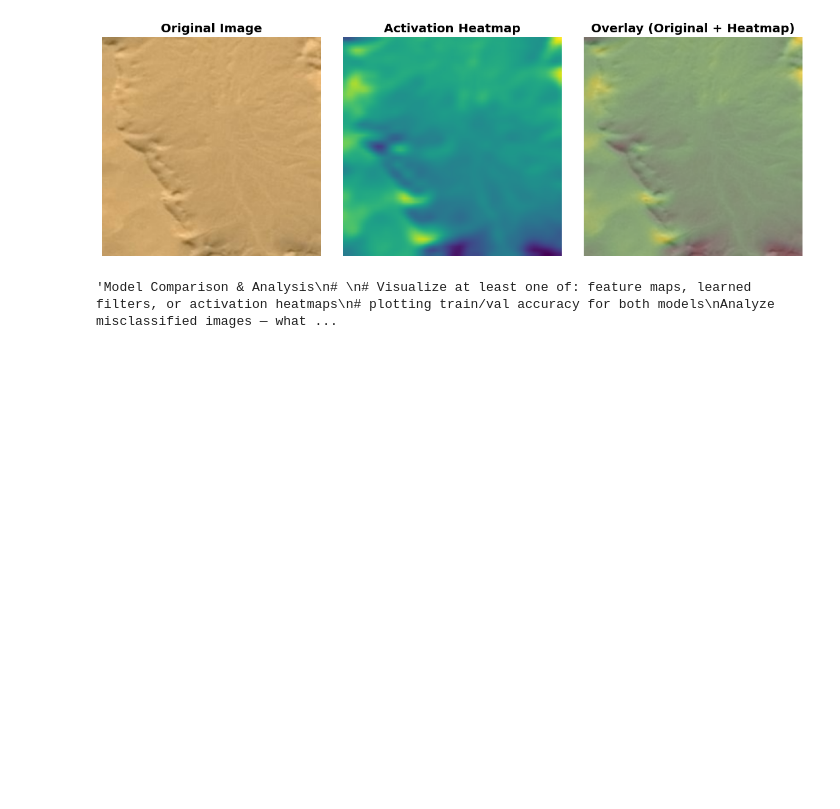
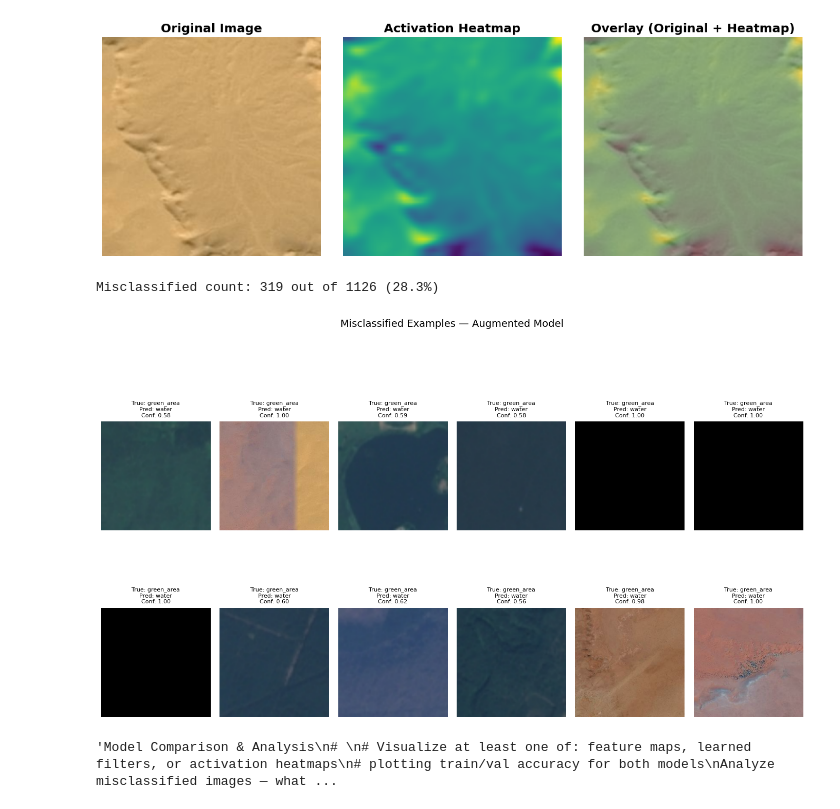
Before and after one commit to RealGoldenGeneral/mini-project-5, a Jupyter notebook: notebooks/cnn_model.ipynb, the cells around one changed output. Saved outputs shown, nothing was run; the diff lists cells and outputs as text; code cells hidden in the pictures; blank space fills up the shorter version.

```diff
--- a/notebooks/cnn_model.ipynb
+++ b/notebooks/cnn_model.ipynb
@@ -783,6 +786,59 @@ plt.show()
 # %% [output]
 [figure]
 [figure]
+# %%
+# Misclassified Image Analysis — Augmented Model
+import math
+
+y_true = np.array(y_true_aug)
+y_pred = np.array(y_pred_aug)
+
+# Find misclassified examples
+mis_idx = np.where(y_true != y_pred)[0]
+print(f"Misclassified count: {len(mis_idx)} out of {len(y_true)} ({len(mis_idx)/len(y_true)*100:.1f}%)")
+
+# Randomly select up to 12 examples
+k = min(12, len(mis_idx))
+np.random.shuffle(mis_idx)
+chosen = mis_idx[:k]
+
+# Collect all validation images and their prediction confidences
+all_images = []
+all_probs  = []
+
+for images, labels_batch in val_ds:
+    preds = model_augmented.predict(images, verbose=0)
+    all_images.extend([img.numpy().astype('uint8') for img in images])
+    all_probs.extend(preds)
+
+all_images = np.array(all_images)
+all_probs  = np.array(all_probs)
+
+# Plot misclassified examples
+cols = 6
+rows = math.ceil(k / cols)
+plt.figure(figsize=(14, 4.5 * rows))
+
+for i, idx in enumerate(chosen, start=1):
+    img        = all_images[idx]
+    true_label = y_true[idx]
+    pred_label = y_pred[idx]
+    conf       = float(all_probs[idx].max())
+
+    plt.subplot(rows, cols, i)
+    plt.imshow(img)
+    plt.axis('off')
+    plt.title(
+        f"True: {class_names[true_label]}\nPred: {class_names[pred_label]}\nConf: {conf:.2f}",
+        fontsize=8
+    )
+
+plt.suptitle('Misclassified Examples — Augmented Model', fontsize=14, y=1.02)
+plt.tight_layout()
+plt.show()
+# %% [output]
+Misclassified count: 319 out of 1126 (28.3%)
+[figure, added]
 # %%
 """Model Comparison & Analysis
 #
```
Also changed, not shown: parts of 15 cells of this notebook.
